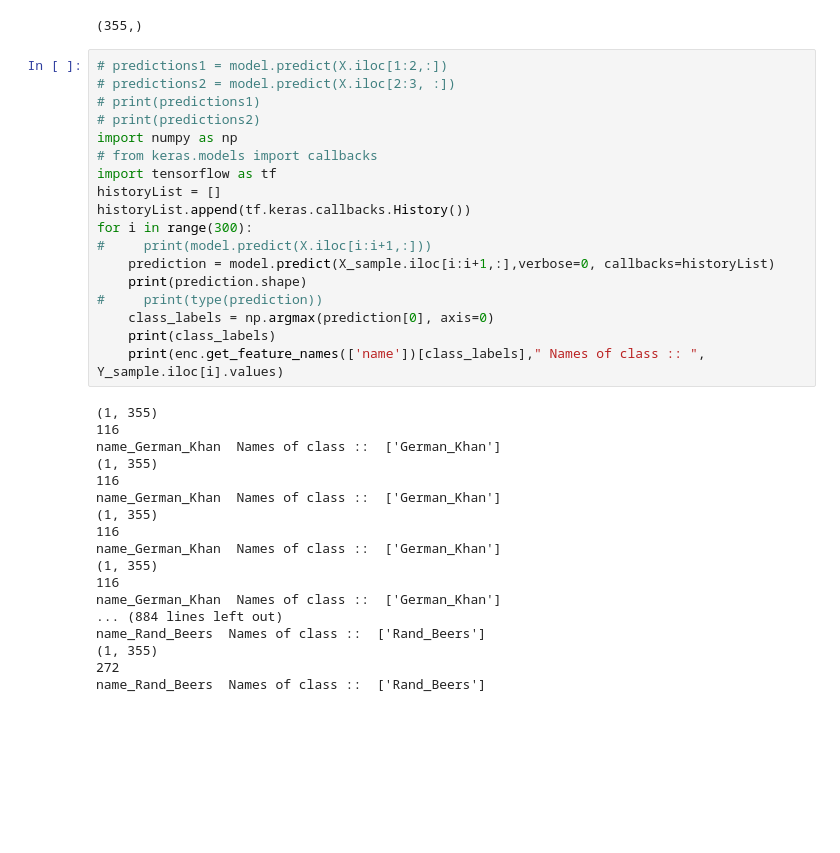
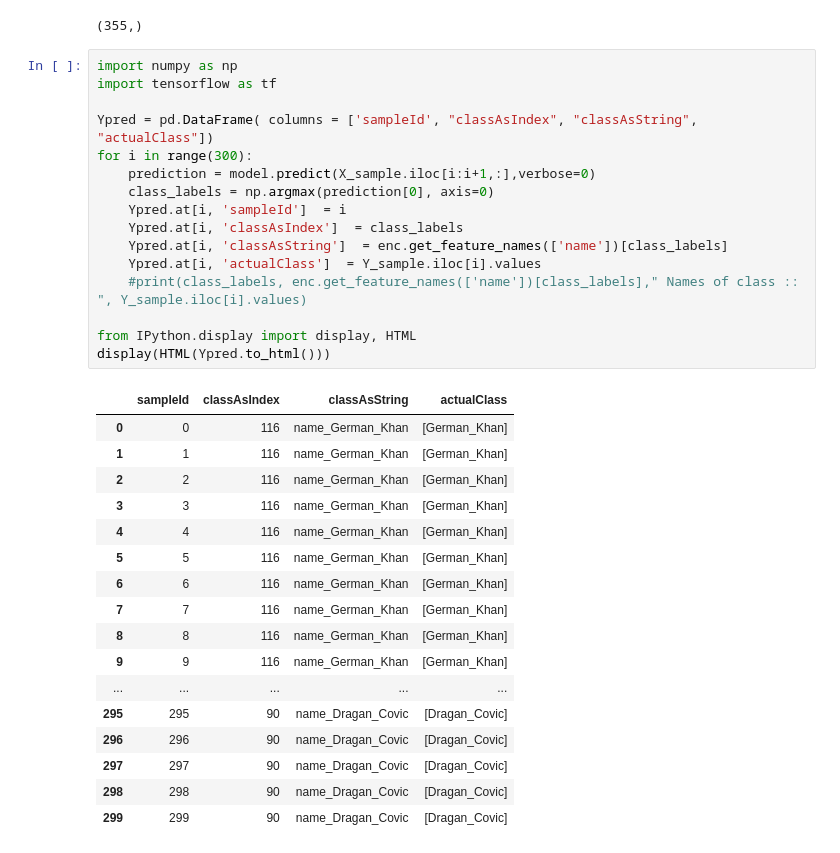
Before and after one commit to baladutt/facial-recognition, a Jupyter notebook: Main.ipynb, the cells around one changed output. Cells and saved outputs as stored; diff of their text form; blank space fills up the shorter version.

```diff
--- a/Main.ipynb
+++ b/Main.ipynb
@@ -163,38 +234,36 @@ print(enc.get_feature_names(['name']).shape)
 # %% [output]
 (355,)
 # %%
-# predictions1 = model.predict(X.iloc[1:2,:])
-# predictions2 = model.predict(X.iloc[2:3, :])
-# print(predictions1)
-# print(predictions2)
 import numpy as np
-# from keras.models import callbacks
 import tensorflow as tf
-historyList = []
-historyList.append(tf.keras.callbacks.History())
+
+Ypred = pd.DataFrame( columns = ['sampleId', "classAsIndex", "classAsString", "actualClass"])
 for i in range(300):
-#     print(model.predict(X.iloc[i:i+1,:]))
-    prediction = model.predict(X_sample.iloc[i:i+1,:],verbose=0, callbacks=historyList)
-    print(prediction.shape)
-#     print(type(prediction))
+    prediction = model.predict(X_sample.iloc[i:i+1,:],verbose=0)
     class_labels = np.argmax(prediction[0], axis=0)
-    print(class_labels)
-    print(enc.get_feature_names(['name'])[class_labels]," Names of class :: ", Y_sample.iloc[i].values)
+    Ypred.at[i, 'sampleId']  = i
+    Ypred.at[i, 'classAsIndex']  = class_labels
+    Ypred.at[i, 'classAsString']  = enc.get_feature_names(['name'])[class_labels]
+    Ypred.at[i, 'actualClass']  = Y_sample.iloc[i].values
+    #print(class_labels, enc.get_feature_names(['name'])[class_labels]," Names of class :: ", Y_sample.iloc[i].values)
+
+from IPython.display import display, HTML
+display(HTML(Ypred.to_html()))
 # %% [output]
-(1, 355)
-116
-name_German_Khan  Names of class ::  ['German_Khan']
-(1, 355)
-116
-name_German_Khan  Names of class ::  ['German_Khan']
-(1, 355)
-116
-name_German_Khan  Names of class ::  ['German_Khan']
-(1, 355)
-116
-name_German_Khan  Names of class ::  ['German_Khan']
-... (884 lines left out)
-name_Rand_Beers  Names of class ::  ['Rand_Beers']
-(1, 355)
-272
-name_Rand_Beers  Names of class ::  ['Rand_Beers']
+|  | sampleId | classAsIndex | classAsString | actualClass |
+| 0 | 0 | 116 | name_German_Khan | [German_Khan] |
+| 1 | 1 | 116 | name_German_Khan | [German_Khan] |
+| 2 | 2 | 116 | name_German_Khan | [German_Khan] |
+| 3 | 3 | 116 | name_German_Khan | [German_Khan] |
+| 4 | 4 | 116 | name_German_Khan | [German_Khan] |
+| 5 | 5 | 116 | name_German_Khan | [German_Khan] |
+| 6 | 6 | 116 | name_German_Khan | [German_Khan] |
+| 7 | 7 | 116 | name_German_Khan | [German_Khan] |
+| 8 | 8 | 116 | name_German_Khan | [German_Khan] |
+| 9 | 9 | 116 | name_German_Khan | [German_Khan] |
+| ... | ... | ... | ... | ... |
+| 295 | 295 | 90 | name_Dragan_Covic | [Dragan_Covic] |
+| 296 | 296 | 90 | name_Dragan_Covic | [Dragan_Covic] |
+| 297 | 297 | 90 | name_Dragan_Covic | [Dragan_Covic] |
+| 298 | 298 | 90 | name_Dragan_Covic | [Dragan_Covic] |
+| 299 | 299 | 90 | name_Dragan_Covic | [Dragan_Covic] |
```
Also changed, not shown: parts of 9 cells of this notebook, 1 other file.
